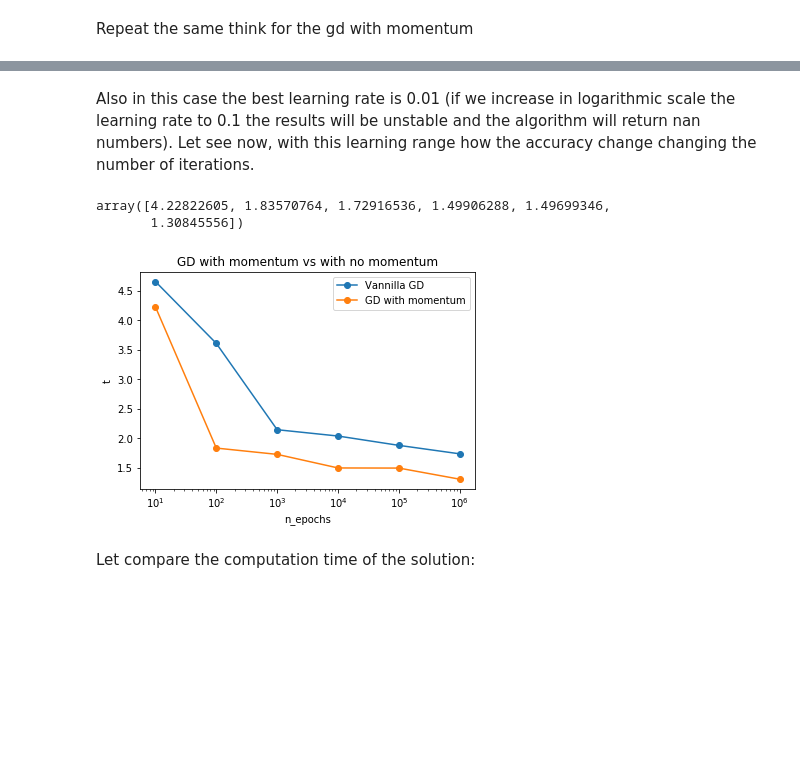
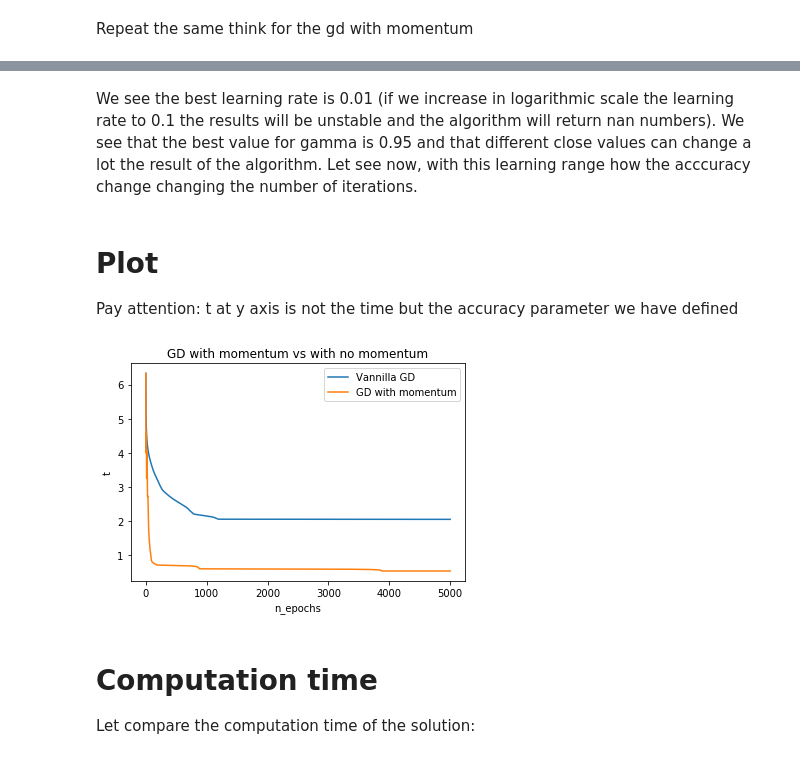
Before and after one commit to samuelelipani/lcpb, a Jupyter notebook: ex1.ipynb, the cells around one changed output, grey strips where cells are left out. Saved outputs shown, nothing was run; the diff lists cells and outputs as text; code cells hidden in the pictures; blank space fills up the shorter version.

```diff
--- a/ex1.ipynb
+++ b/ex1.ipynb
@@ -262,11 +244,11 @@ starting_points = np.array([[i,j] for i,j in zip(np.concatenate(x),np.concatenat
 
 
 test = []
-for n_epochs in np.logspace(2,4,3).astype(int):
-    for eta in np.logspace(-6,-2,5):
+for noise_strength in np.linspace(0,0.1,10):
+    for eta in np.logspace(-4,-1,4):
         gd_1 = []
         for init1 in starting_points:
-            gd_1.append(gd(grad_f,init1, n_epochs=n_epochs, eta=eta))
+            gd_1.append(gd(grad_f,init1, eta=eta, n_epochs=100, noise_strength=noise_strength)[-1])
 
         test.append((np.array(gd_1)**2).sum(axis = 1).mean())
 # %%
@@ -286,9 +275,10 @@ starting_points = np.array([[i,j] for i,j in zip(np.concatenate(x),np.concatenat
 
 
 test = []
-for n_epochs in np.logspace(1,6,6).astype(int):
-    gd_1 = []
-    for init1 in starting_points:
-        gd_1.append(gd(grad_f,init1, n_epochs=n_epochs, eta=10**-2))
 
-    test.append((np.array(gd_1)**2).sum(axis = 1).mean())
+for init1 in starting_points:
+    gd_1 = gd(grad_f,init1, eta=10**-2)
+    test.append((np.array(gd_1)**2).sum(axis = 1))
+
+#this time we calculate the parameter t  for each iteration
+test_best_gd = np.array(test).mean(axis = 0)
@@ -309,11 +293,11 @@ starting_points = np.array([[i,j] for i,j in zip(np.concatenate(x),np.concatenat
 
 
 test = []
-for n_epochs in np.logspace(2,4,3).astype(int):
-    for eta in np.logspace(-6,-2,5):
+for gamma in np.linspace(0.8,0.99,20):
+    for eta in np.logspace(-4,-1,4):
         gd_1 = []
         for init1 in starting_points:
-            gd_1.append(gd_with_mom(grad_f,init1, n_epochs=n_epochs, eta=eta))
+            gd_1.append(gd_with_mom(grad_f,init1, eta=eta, gamma = gamma, n_epochs=100)[-1])
 
         test.append((np.array(gd_1)**2).sum(axis = 1).mean())
 # %%
@@ -325,5 +326,5 @@ array([6.25979408, 5.80419614, 4.65183039, 3.32655396, 1.83570764,
 # %% [markdown]
-Also in this case the best learning rate is 0.01 (if we increase in logarithmic scale the learning rate to 0.1 the results will be unstable and the algorithm will return nan numbers). Let see now, with this learning range how the accuracy change changing the number of iterations.
+We see the best learning rate is 0.01 (if we increase in logarithmic scale the learning rate to 0.1 the results will be unstable and the algorithm will return nan numbers). We see that the best value for gamma is 0.95 and that different close values can change a lot the result of the algorithm. Let see now, with this learning range how the acccuracy change changing the number of iterations.
 # %%
 #best parameters for gd algorithm with momentum
 
@@ -333,30 +334,29 @@ starting_points = np.array([[i,j] for i,j in zip(np.concatenate(x),np.concatenat
 
 
 test = []
-for n_epochs in np.logspace(1,6,6).astype(int):
-    gd_1 = []
-    for init1 in starting_points:
-        gd_1.append(gd_with_mom(grad_f,init1, n_epochs=n_epochs, eta=10**-2))
 
-    test.append((np.array(gd_1)**2).sum(axis = 1).mean())
+for init1 in starting_points:
+    gd_1 = gd_with_mom(grad_f,init1, gamma = 0.95, eta=10**-2)
+    test.append((np.array(gd_1)**2).sum(axis = 1))
+
+#this time we calculate the parameter t  for each iteration
+test_best_gd_with_mom = np.array(test).mean(axis = 0)
-# %%
-gdm_test = np.array(test)
-gdm_test
-# %% [output]
-array([4.22822605, 1.83570764, 1.72916536, 1.49906288, 1.49699346,
-       1.30845556])
+# %% [markdown]
+# Plot
+Pay attention: t at y axis is not the time but the accuracy parameter we have defined
 # %%
-plt.plot(np.logspace(1,6,6),gd_test, '-o',label = 'Vannilla GD')
-plt.plot(np.logspace(1,6,6), gdm_test, '-o',label = 'GD with momentum')
+plt.plot(range(0,5001),test_best_gd,label = 'Vannilla GD')
+plt.plot(range(0,5001), test_best_gd_with_mom,label = 'GD with momentum')
 plt.xlabel('n_epochs')
 plt.ylabel('t')
-plt.xscale('log')
+#plt.xscale('log')
 plt.title('GD with momentum vs with no momentum')
 plt.legend()
 plt.show()
 # %% [output]
-[figure, old version]
+[figure, new version]
 # %% [markdown]
+# Computation time
 Let compare the computation time of the solution:
 # %%
 %%timeit
```
Also changed, not shown: parts of 11 cells of this notebook.
